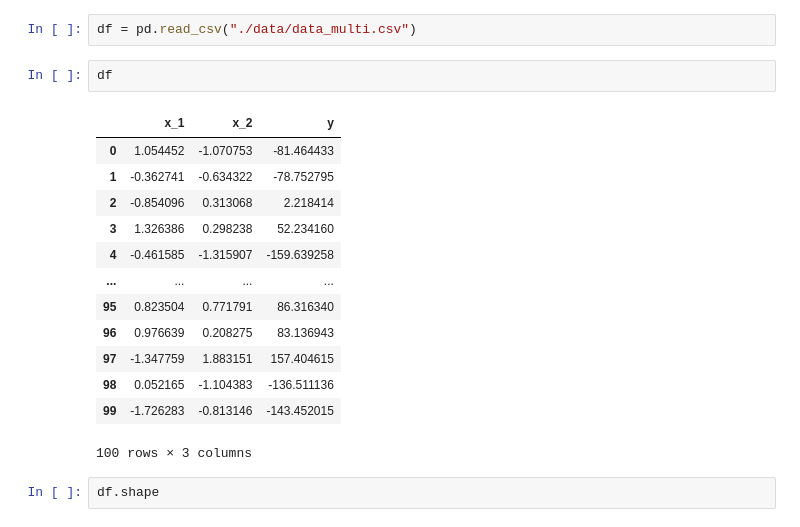
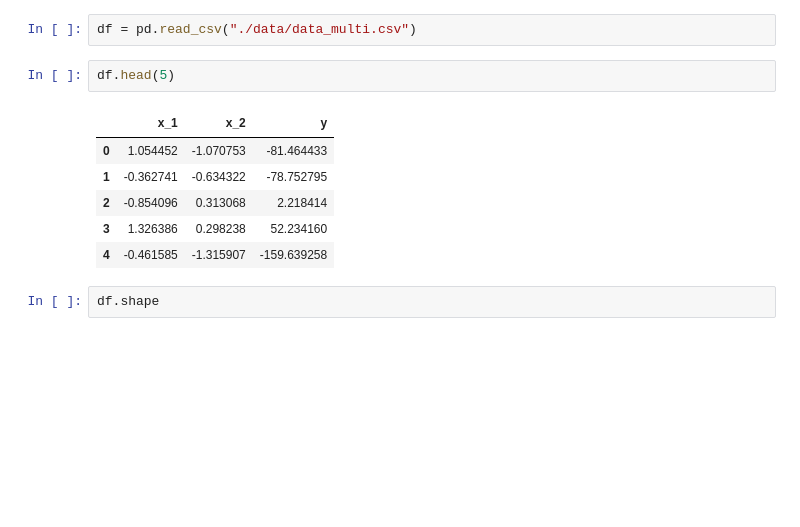
Before and after one commit to AdrienPiette/LGG-Thomas4, a Jupyter notebook: 02-TheHill/MachineLearningIntro/02-ModelingStructuredData/01-Regression/02-multiple-linear-regression.ipynb, the cells around one changed output. Drawn from its saved outputs; the diff is of its cells as text; blank space fills up the shorter version.

```diff
--- a/02-TheHill/MachineLearningIntro/02-ModelingStructuredData/01-Regression/02-multiple-linear-regression.ipynb
+++ b/02-TheHill/MachineLearningIntro/02-ModelingStructuredData/01-Regression/02-multiple-linear-regression.ipynb
@@ -13,21 +13,14 @@ from sklearn.linear_model import LinearRegression
 # %%
 df = pd.read_csv("./data/data_multi.csv")
 # %%
-df
+df.head(5)
 # %% [output]
 |  | x_1 | x_2 | y |
 | 0 | 1.054452 | -1.070753 | -81.464433 |
 | 1 | -0.362741 | -0.634322 | -78.752795 |
 | 2 | -0.854096 | 0.313068 | 2.218414 |
 | 3 | 1.326386 | 0.298238 | 52.234160 |
 | 4 | -0.461585 | -1.315907 | -159.639258 |
-| ... | ... | ... | ... |
-| 95 | 0.823504 | 0.771791 | 86.316340 |
-| 96 | 0.976639 | 0.208275 | 83.136943 |
-| 97 | -1.347759 | 1.883151 | 157.404615 |
-| 98 | 0.052165 | -1.104383 | -136.511136 |
-| 99 | -1.726283 | -0.813146 | -143.452015 |
-100 rows × 3 columns
 # %%
 df.shape
 # %% [output]
```
Also changed, not shown: parts of 1 cell of this notebook, 4 other files.
